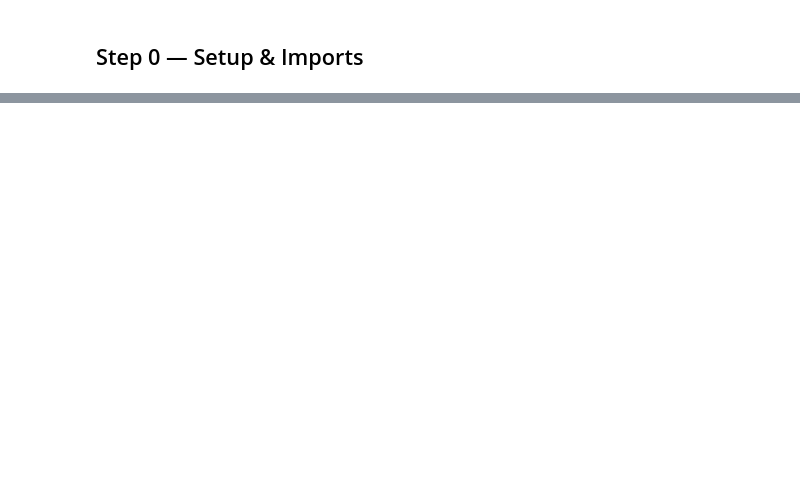
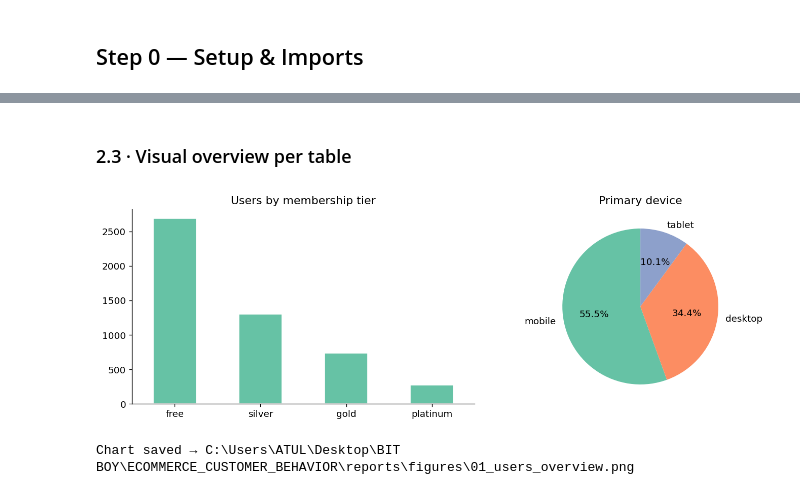
Before and after one commit to jackstealer/ECOMMERCE_CUSTOMER_BEHAVIOR, a Jupyter notebook: notebooks/01_data_understanding.ipynb, the cells around one changed output, grey strips where cells are left out. Cells and saved outputs as stored; diff of their text form; code cells hidden in the pictures; blank space fills up the shorter version.

```diff
--- a/notebooks/01_data_understanding.ipynb
+++ b/notebooks/01_data_understanding.ipynb
@@ -632,0 +69,10 @@ Phase 1 complete. Proceed to 02_data_cleaning.ipynb
+# %%
+# Load every CSV found in data/raw/ automatically — no filenames hardcoded
+tables = {f.stem: pd.read_csv(f) for f in sorted(DATA_DIR.glob('*.csv'))}
+
+print(f"{'Table':<20} {'Rows':>8}   {'Cols':>5}   {'Memory':>10}")
+print('-' * 52)
+for name, df in tables.items():
+    mem = df.memory_usage(deep=True).sum() / 1024
+    print(f"{name:<20} {len(df):>8,}   {df.shape[1]:>5}   {mem:>7.0f} KB")
+print(f"\nTotal tables loaded: {len(tables)}")
@@ -632,0 +162,26 @@ Phase 1 complete. Proceed to 02_data_cleaning.ipynb
+# %% [markdown]
+### 2.3 · Visual overview per table
+# %%
+# ── Users: membership & device breakdown ──────────────────────────────────────
+if 'users' in tables:
+    df_u = tables['users']
+    fig, axes = plt.subplots(1, 2, figsize=(12, 4))
+
+    df_u['membership'].value_counts().plot(
+        kind='bar', ax=axes[0], edgecolor='white')
+    axes[0].set_title('Users by membership tier')
+    axes[0].set_xlabel('')
+    axes[0].tick_params(axis='x', rotation=0)
+
+    df_u['device_type'].value_counts().plot(
+        kind='pie', ax=axes[1], autopct='%1.1f%%', startangle=90)
+    axes[1].set_title('Primary device')
+    axes[1].set_ylabel('')
+
+    plt.tight_layout()
+    plt.savefig(FIGURES_DIR / '01_users_overview.png', bbox_inches='tight')
+    plt.show()
+    print(f"Chart saved → {FIGURES_DIR / '01_users_overview.png'}")
+# %% [output]
+[figure, added]
+Chart saved → C:\Users\ATUL\Desktop\BIT BOY\ECOMMERCE_CUSTOMER_BEHAVIOR\reports\figures\01_users_overview.png
```
Also changed, not shown: parts of 71 cells of this notebook, 2 other files.
